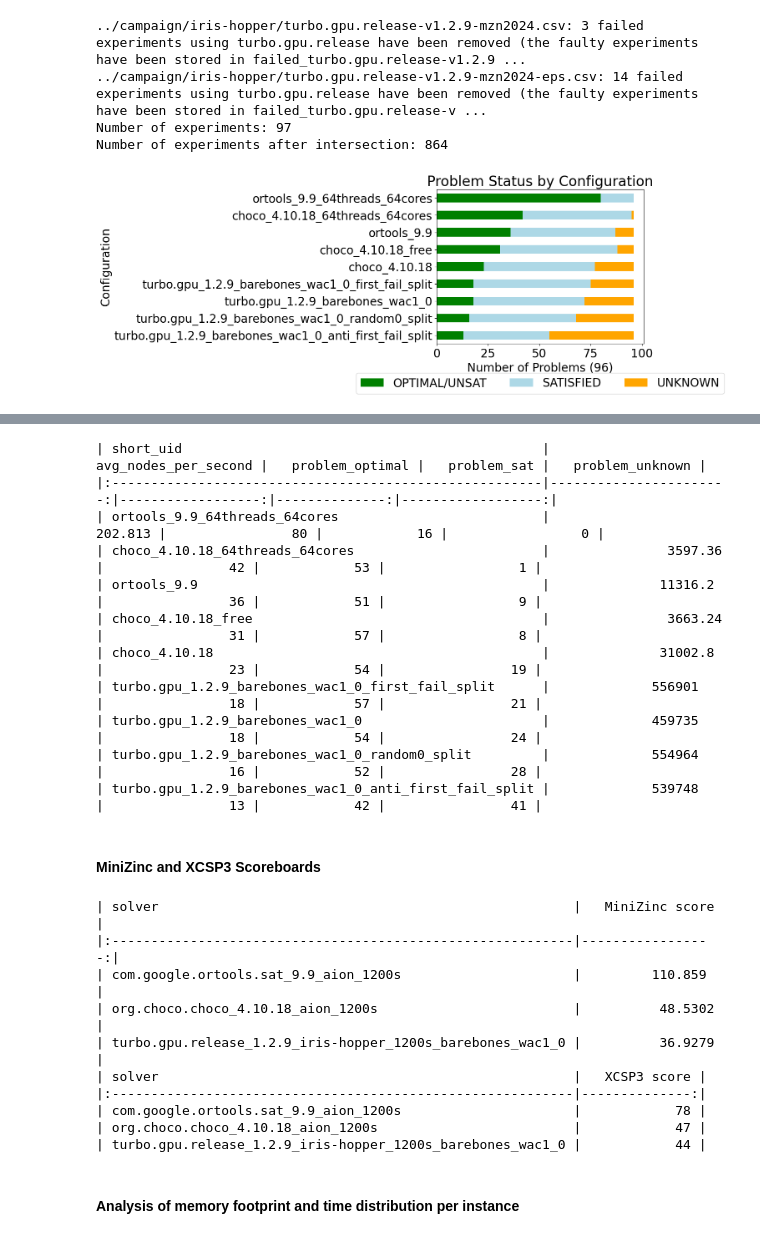
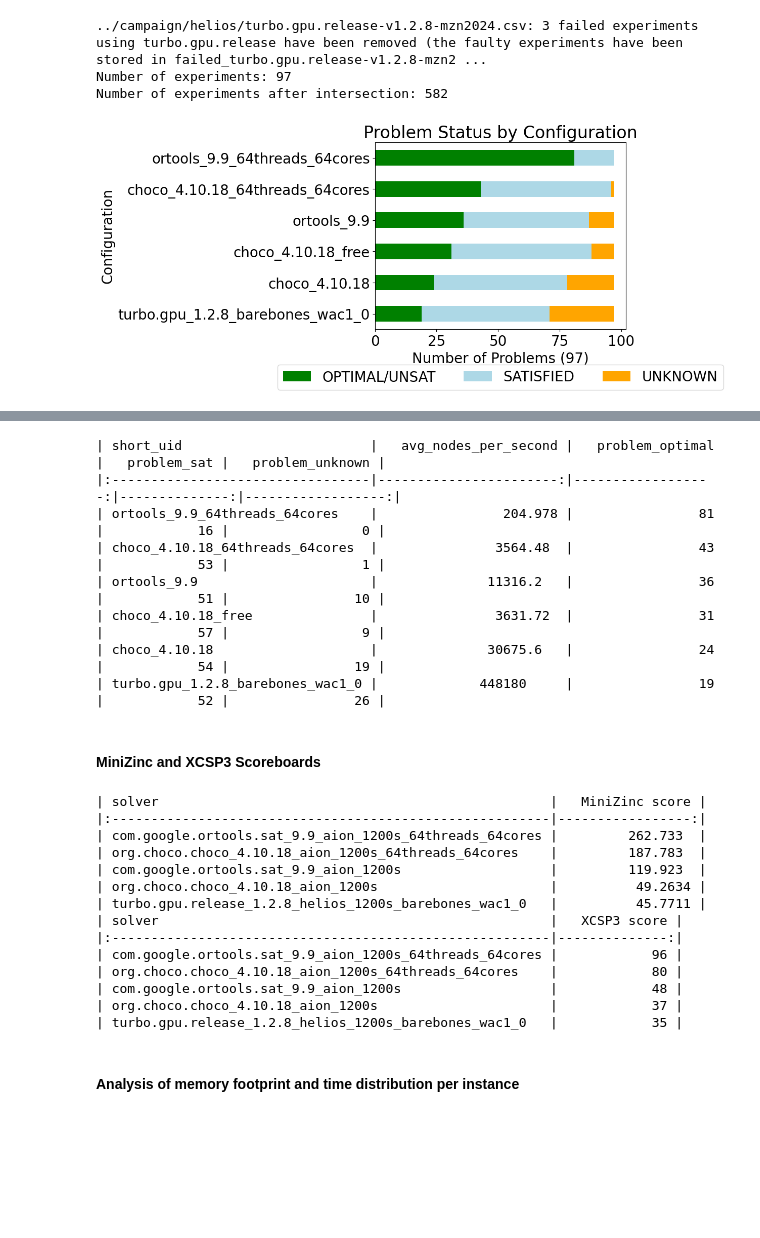
Before and after one commit to lattice-land/bench, a Jupyter notebook: benchmarks/analyzing/analysis.ipynb, the cells around one changed output, grey strips where cells are left out. Drawn from its saved outputs; the diff is of its cells as text; code cells hidden in the pictures; blank space fills up the shorter version.

```diff
--- a/benchmarks/analyzing/analysis.ipynb
+++ b/benchmarks/analyzing/analysis.ipynb
@@ -37,9 +37,9 @@ df = analysis.read_experiments([
   # "../campaign/helios/turbo.gpu.release-v1.2.5.csv",
   # "../campaign/helios/turbo.gpu.release-v1.2.6.csv",
   # "../campaign/helios/turbo.gpu.release-v1.2.7-mzn2024.csv",
-  # "../campaign/helios/turbo.gpu.release-v1.2.8-mzn2024.csv",
-  "../campaign/iris-hopper/turbo.gpu.release-v1.2.9-mzn2024.csv",
-  "../campaign/iris-hopper/turbo.gpu.release-v1.2.9-mzn2024-eps.csv",
+  "../campaign/helios/turbo.gpu.release-v1.2.8-mzn2024.csv",
+  # "../campaign/iris-hopper/turbo.gpu.release-v1.2.9-mzn2024.csv",
+  # "../campaign/iris-hopper/turbo.gpu.release-v1.2.9-mzn2024-eps.csv",
   # "../campaign/helios/turbo.gpu.release-v1.2.9-mzn2024.csv",
   # "../campaign/helios/turbo.gpu.release-v1.2.9-mzn2024-eps-rand.csv",
   "../campaign/aion/org.choco.choco-v4.10.18-mzn2024.csv",
@@ -57,36 +57,36 @@ df = df[df['uid'] != "turbo.gpu.release_1.2.9_iris-hopper_1200s_barebones_wac1_0
 df = df[df['uid'] != "turbo.gpu.release_1.2.9_iris-hopper_1200s_barebones_wac1_0_random42_split"]
 df = df[df['uid'] != "turbo.gpu.release_1.2.9_iris-hopper_1200s_barebones_wac1_0_random10000_split"]
 
-target_solver_uid="turbo.gpu.release_1.2.9_iris-hopper_1200s_barebones_wac1_0"
+# target_solver_uid="turbo.gpu.release_1.2.9_iris-hopper_1200s_barebones_wac1_0"
+target_solver_uid="turbo.gpu.release_1.2.8_helios_1200s_barebones_wac1_0"
 
 mzn_challenge = pd.read_csv("../benchmarking/mzn2024.csv")
 # mzn_challenge = pd.read_csv("../benchmarking/short.csv")
 mzn_challenge['model_data_file'] = mzn_challenge['model'] + ' - ' + mzn_challenge['data_file']
 # print(mzn_challenge)
 mzn_data = set(mzn_challenge['model_data_file'])
 df = df[df['model_data_file'].isin(mzn_data)]
 
 print("Number of experiments:", df[df['uid'] == target_solver_uid].shape[0])
 # print(df[['uid', 'model_data_file']].to_markdown(index=False))
 
 # df = df[df['memory_configuration'] != 'global']
 
 df = analysis.intersect(df)
 print("Number of experiments after intersection:", df.shape[0])
 
 analysis.plot_overall_result(df)
 # display(HTML(analysis.metrics_table(df[df['mzn_solver'].str.startswith("turbo")]).to_html()))
 metrics = analysis.metrics_table(df)
 display(HTML(metrics.to_html()))
 # print(metrics[metrics['short_uid'] != "turbo.gpu_1.2.7_hybrid_wac1_4096_32768_264_72"][['short_uid', 'avg_nodes_per_second','median_nodes_per_second','avg_fp_iterations_per_second','median_fp_iterations_per_second', 'avg_propagator_mem_mb', 'median_propagator_mem_mb', 'avg_store_mem_kb', 'median_store_mem_kb', 'problem_with_store_shared', 'problem_with_props_shared']].T.to_latex(index=True))
 
 sorted_metrics = metrics.sort_values(by=['problem_optimal', 'problem_sat', 'avg_nodes_per_second', 'version'], ascending=[False, False, False, True])
 print(sorted_metrics[['short_uid','avg_nodes_per_second','problem_optimal', 'problem_sat', 'problem_unknown']].to_markdown(index=False))
 # print(sorted_metrics[['short_uid','problem_optimal', 'problem_sat', 'problem_unknown']].to_latex(index=False))
 # %% [output]
-../campaign/iris-hopper/turbo.gpu.release-v1.2.9-mzn2024.csv: 3 failed experiments using turbo.gpu.release have been removed (the faulty experiments have been stored in failed_turbo.gpu.release-v1.2.9 ...
-../campaign/iris-hopper/turbo.gpu.release-v1.2.9-mzn2024-eps.csv: 14 failed experiments using turbo.gpu.release have been removed (the faulty experiments have been stored in failed_turbo.gpu.release-v ...
+../campaign/helios/turbo.gpu.release-v1.2.8-mzn2024.csv: 3 failed experiments using turbo.gpu.release have been removed (the faulty experiments have been stored in failed_turbo.gpu.release-v1.2.8-mzn2 ...
 Number of experiments: 97
-Number of experiments after intersection: 864
+Number of experiments after intersection: 582
-[figure, old version]
+[figure, new version]
 |  | uid | version | machine | short_uid | avg_nodes_per_second | median_nodes_per_second | ... |
@@ -102,24 +99,24 @@ Number of experiments after intersection: 864
-| short_uid                                              |   avg_nodes_per_second |   problem_optimal |   problem_sat |   problem_unknown |
-|:-------------------------------------------------------|-----------------------:|------------------:|--------------:|------------------:|
-| ortools_9.9_64threads_64cores                          |                202.813 |                80 |            16 |                 0 |
-| choco_4.10.18_64threads_64cores                        |               3597.36  |                42 |            53 |                 1 |
-| ortools_9.9                                            |              11316.2   |                36 |            51 |                 9 |
-| choco_4.10.18_free                                     |               3663.24  |                31 |            57 |                 8 |
-| choco_4.10.18                                          |              31002.8   |                23 |            54 |                19 |
-| turbo.gpu_1.2.9_barebones_wac1_0_first_fail_split      |             556901     |                18 |            57 |                21 |
-| turbo.gpu_1.2.9_barebones_wac1_0                       |             459735     |                18 |            54 |                24 |
-| turbo.gpu_1.2.9_barebones_wac1_0_random0_split         |             554964     |                16 |            52 |                28 |
-| turbo.gpu_1.2.9_barebones_wac1_0_anti_first_fail_split |             539748     |                13 |            42 |                41 |
+| short_uid                        |   avg_nodes_per_second |   problem_optimal |   problem_sat |   problem_unknown |
+|:---------------------------------|-----------------------:|------------------:|--------------:|------------------:|
+| ortools_9.9_64threads_64cores    |                204.978 |                81 |            16 |                 0 |
+| choco_4.10.18_64threads_64cores  |               3564.48  |                43 |            53 |                 1 |
+| ortools_9.9                      |              11316.2   |                36 |            51 |                10 |
+| choco_4.10.18_free               |               3631.72  |                31 |            57 |                 9 |
+| choco_4.10.18                    |              30675.6   |                24 |            54 |                19 |
+| turbo.gpu_1.2.8_barebones_wac1_0 |             448180     |                19 |            52 |                26 |
 # %% [markdown]
 #### MiniZinc and XCSP3 Scoreboards
 # %%
 solvers_in_scoreboard = [
-  # "com.google.ortools.sat_9.9_aion_1200s_64threads_64cores",
-  # "org.choco.choco_4.10.18_aion_1200s_64threads_64cores",
+  "com.google.ortools.sat_9.9_aion_1200s_64threads_64cores",
+  "org.choco.choco_4.10.18_aion_1200s_64threads_64cores",
   # "org.choco.choco_4.10.18_aion_1200s_free",
   "com.google.ortools.sat_9.9_aion_1200s",
+  # "com.google.ortools.sat_9.9_aion_1200s_64threads_64cores",
   "org.choco.choco_4.10.18_aion_1200s",
-  "turbo.gpu.release_1.2.9_iris-hopper_1200s_barebones_wac1_0",
+  # "org.choco.choco_4.10.18_aion_1200s_64threads_64cores",
+  "turbo.gpu.release_1.2.8_helios_1200s_barebones_wac1_0",
+  # "turbo.gpu.release_1.2.9_iris-hopper_1200s_barebones_wac1_0",
   # "turbo.gpu.release_1.2.9_iris-hopper_1200s_barebones_wac1_0_random0_split",
   # "turbo.gpu.release_1.2.9_iris-hopper_1200s_barebones_wac1_0_first_fail_split",
   # "turbo.gpu.release_1.2.9_iris-hopper_1200s_barebones_wac1_0_anti_first_fail_split"
@@ -129,16 +126,20 @@ print(analysis.scores_summary('MiniZinc', analysis.minizinc_challenge_score(df,
 # print(analysis.scores_summary('MiniZinc', analysis.minizinc_challenge_score(df, solvers_in_scoreboard)).to_latex(index=False))
 print(analysis.scores_summary('XCSP3', analysis.xcsp3_challenge_score(df, solvers_in_scoreboard)).to_markdown(index=False))
 # %% [output]
-| solver                                                     |   MiniZinc score |
-|:-----------------------------------------------------------|-----------------:|
-| com.google.ortools.sat_9.9_aion_1200s                      |         110.859  |
-| org.choco.choco_4.10.18_aion_1200s                         |          48.5302 |
-| turbo.gpu.release_1.2.9_iris-hopper_1200s_barebones_wac1_0 |          36.9279 |
-| solver                                                     |   XCSP3 score |
-|:-----------------------------------------------------------|--------------:|
-| com.google.ortools.sat_9.9_aion_1200s                      |            78 |
-| org.choco.choco_4.10.18_aion_1200s                         |            47 |
-| turbo.gpu.release_1.2.9_iris-hopper_1200s_barebones_wac1_0 |            44 |
+| solver                                                  |   MiniZinc score |
+|:--------------------------------------------------------|-----------------:|
+| com.google.ortools.sat_9.9_aion_1200s_64threads_64cores |         262.733  |
+| org.choco.choco_4.10.18_aion_1200s_64threads_64cores    |         187.783  |
+| com.google.ortools.sat_9.9_aion_1200s                   |         119.923  |
+| org.choco.choco_4.10.18_aion_1200s                      |          49.2634 |
+| turbo.gpu.release_1.2.8_helios_1200s_barebones_wac1_0   |          45.7711 |
+| solver                                                  |   XCSP3 score |
+|:--------------------------------------------------------|--------------:|
+| com.google.ortools.sat_9.9_aion_1200s_64threads_64cores |            96 |
+| org.choco.choco_4.10.18_aion_1200s_64threads_64cores    |            80 |
+| com.google.ortools.sat_9.9_aion_1200s                   |            48 |
+| org.choco.choco_4.10.18_aion_1200s                      |            37 |
+| turbo.gpu.release_1.2.8_helios_1200s_barebones_wac1_0   |            35 |
 # %% [markdown]
 #### Analysis of memory footprint and time distribution per instance
 # %%
```
Also changed, not shown: parts of 3 cells of this notebook, 3 other files.
